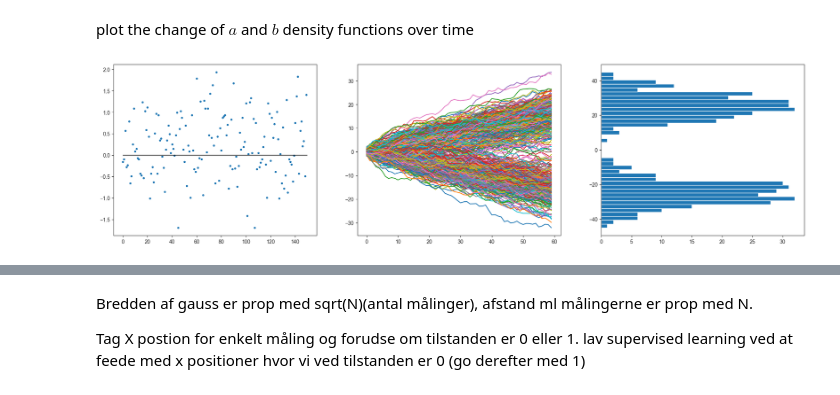
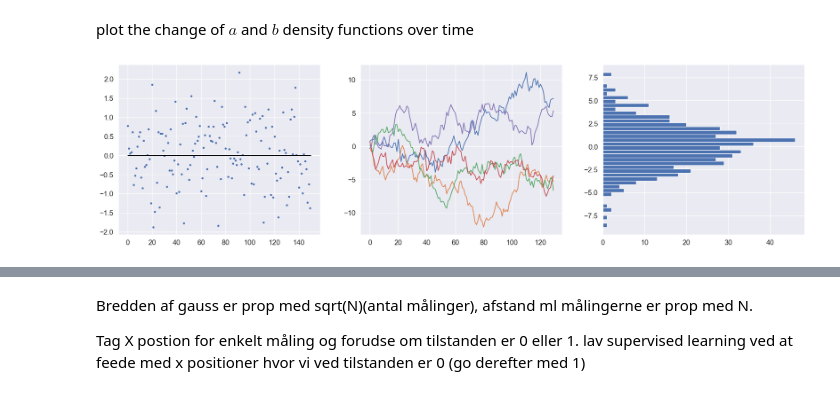
Before and after one commit to AlexInselmann/quantum-sensing, a Jupyter notebook: von Neumann.ipynb, the cells around one changed output, grey strips where cells are left out. Drawn from its saved outputs; the diff is of its cells as text; code cells hidden in the pictures.

Commit message:
Added system evolution

```diff
--- a/von Neumann.ipynb
+++ b/von Neumann.ipynb
@@ -134,16 +199,5 @@ t_span = np.linspace(0,delta_t*N,N+1)
 # %% [markdown]
 Now running N_sim simulations, calibrated so we see a steady state solution
 # %%
-r= 0#1/40 #Compare with the relaxation time, which is proportial to number of measurements before the two gaussian peaks are well seperated. For gweak =sigma* 1/4 this is after around 40 measurements...
-
-N_sim = 500 #number of simulations
-
-
-X_ensembe_weak,a_ensembe_weak, b_ensembe_weak  = Xeuler_sim(N_sim, N,gweak, a0, b0,r)  #X_sim(N_sim,N,gweak,a0=a0,b0=b0)
-Pa_ensembe_weak_mean = np.mean(a_ensembe_weak**2,axis=0)
-Pb_ensembe_weak_mean = np.mean(b_ensembe_weak**2,axis=0)
-X_ensembe_weak_mean = np.mean(X_ensembe_weak,axis=0)
-
-X_ensembe_strong,a_ensembe_strong, b_ensembe_strong  = Xeuler_sim(N_sim,N,gstrong,a0,b0,r)
-Pa_ensembe_strong_mean = np.mean(a_ensembe_strong**2,axis=0)
-Pb_ensembe_strong_mean = np.mean(b_ensembe_strong**2,axis=0)
+X_ensembe_weak,a_ensembe_weak, b_ensembe_weak = Xeuler_sim(N_sim, N,gweak, epsilon, a0, b0)  #X_sim(N_sim,N,gweak,a0=a0,b0=b0)
+X_ensembe_strong,a_ensembe_strong, b_ensembe_strong = Xeuler_sim(N_sim,N,gweak, epsilon, a0,b0,0)
@@ -152,10 +231,23 @@ Now the strong is not that interesting.
 # %%
 fig, ax = plt.subplots(2)
 
-ax[0].plot(t_span,a_ensembe_strong[10]**2,linewidth=0.7,label = fr'$P_+(t)=\mid c_+(t)\mid^2$')
-for i in a_ensembe_strong[:10]: ax[0].plot(t_span,i**2,color='steelblue',linewidth=0.7)
+#ax[0].plot(t_span,-0.5*(np.sin(0.1*t_span))**2)
 
-ax[1].plot(t_span,Pa_ensembe_strong_mean,label = r'$\langle P_+(t) \rangle$')
-ax[1].plot(t_span,Pb_ensembe_strong_mean,label = r'$\langle P_-(t) \rangle$')
+#ax[0].plot(t_span,Pa(a0,b0,t_span),label=fr'$P_+(t)$ teory')
+
+for i in range(1):
+    ax[0].plot(t_span,abs(a_ensembe_strong[i])**2,linewidth=0.7,label = fr'$P_+(t)=\mid c_+(t)\mid^2$')
+    ax[0].plot(t_span,abs(b_ensembe_strong[i])**2,linewidth=0.7,label = fr'$P_+(t)=\mid c_+(t)\mid^2$')
+    ax[1].plot(t_span[:-1],X_ensembe_strong[i],linewidth=0.7,label = fr'$P_+(t)=\mid c_+(t)\mid^2$')
+
+#for i in a_ensembe_strong[:10]: ax[0].plot(t_span,i**2,color='steelblue',linewidth=0.7)
+
+#Create nice legend to show g, epsilon, Hamilton, delta_t, characteristic collapse time (and rabi frquency?)
+
+#ax[1].plot(t_span,Pb_ensembe_strong_mean,label = r'$\langle P_-(t) \rangle$')
+plt.legend();
+#ax[0].set_ylim(0,1)
 plt.show()
+
+#fig.savefig('X-evolution, strong measure.pdf')
 # %% [output]
@@ -220,16 +305,16 @@ plot the change of $a$ and $b$ density functions over time
 # %%
 fig, ax = plt.subplots(1,3,figsize=(24,6))
 
-ax[2].hist(X_ensembe_weak[:,:100].sum(axis=1),bins=40,orientation='horizontal')
+ax[2].hist(X_ensembe_weak[:,:10].sum(axis=1),bins=40,orientation='horizontal')
 
 ax[0].plot(t_span[:-1], X_ensembe_weak[0], '.')
 ax[0].hlines(exp_x_weak,0,N,'black')
 
-for i in range(N_sim):
-    ax[1].plot(t_span[:60],np.cumsum(X_ensembe_weak[i,:60]).T)
+for i in range(5):
+    ax[1].plot(t_span[:130],np.cumsum(X_ensembe_weak[i,:130]).T)
 
 
 
 plt.show()
 # %% [output]
-[figure, old version]
+[figure, new version]
```
Also changed, not shown: parts of 27 cells of this notebook, 1 other file.
